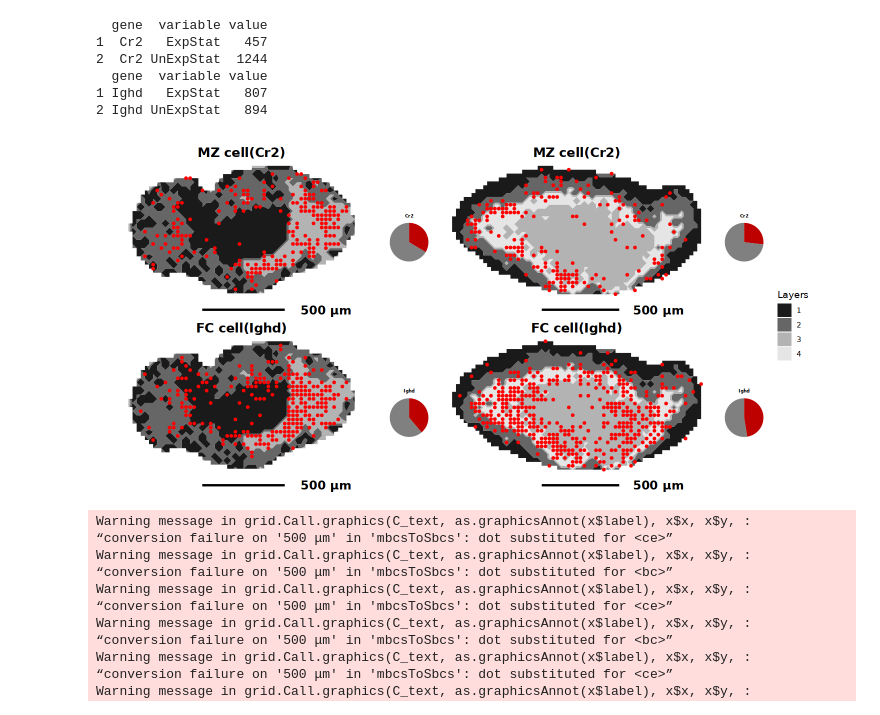
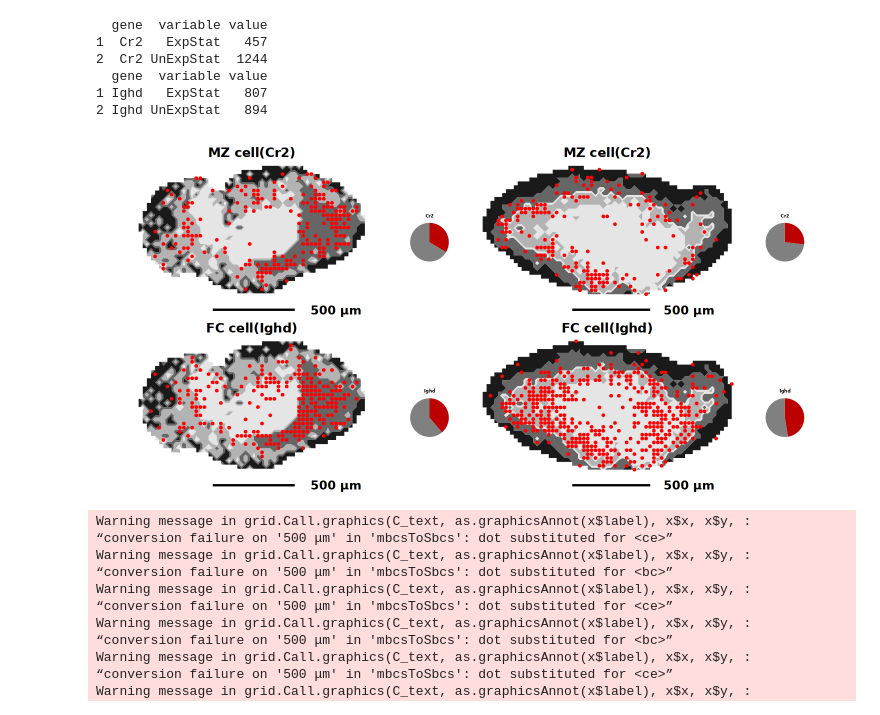
Before and after one commit to BGI-Intestines/Germ-free-mice, a Jupyter notebook: Figure2/Figure2.ipynb, the cells around one changed output. Saved outputs shown, nothing was run; the diff lists cells and outputs as text; code cells hidden in the pictures.

```diff
--- a/Figure2/Figure2.ipynb
+++ b/Figure2/Figure2.ipynb
@@ -668,6 +657,7 @@ date()
 gf_stat <- DoStat(Counts = gf_spleen@assays$Spatial@counts,Genelist = c("Cr2","Ighd"),index = "GF")
 spf_stat <- DoStat(Counts = spf_spleen@assays$Spatial@counts,Genelist = c("Cr2","Ighd"),index = "SPF")
 data <- rbind(gf_stat,spf_stat) %>% select(gene,percentage,mice)
+data$gene <- factor(data$gene,levels = c("Cr2","Ighd"))
 data
 # %% [output]
 [1] 28222  7446
@@ -926,7 +919,7 @@ gen_exp_filter=function(rds=spf_local_rds,gene=c("Acta2","Myl9")){
     new=new[-pp,]
     return(new)
 }
-plot_region <- function(df, df2, symb="Cr2", point_size) {
+plot_region <- function(df, df2, symb="Cr2", point_size,values = c("gray10","gray40","gray70","gray90")) {
   x_med = median(df$x)
   ymin = min(df$y)
   x1 = x_med - 500      # bin50 25um, 200/50 表示4个spot, 4*25=100um,  1000/50 * 25 = 500um
@@ -938,7 +931,7 @@ plot_region <- function(df, df2, symb="Cr2", point_size) {
   R<-ggplot() +
     geom_contour_filled(df,mapping=aes(x=x, y=y, z=as.numeric(Cell)),breaks=0:5) + theme_void() +
     coord_fixed()  +
-    scale_fill_manual(labels = c("1","2","3","4"), values = c("gray10","gray40","gray70","gray90")) +
+    scale_fill_manual(labels = c("1","2","3","4"), values = values) +
     guides(fill=guide_legend(override.aes = list(size=5), nrow = 4, title = 'Layers'))  +
     geom_point(df2, mapping=aes(x = x, y = y, color="hotsopt"), shape = 19,
                size = point_size,stroke=NA,col='red') +
@@ -963,8 +953,10 @@ names(df)=c("x","y","Cell")
 df_Cr2_fil=gen_exp_filter(gf_spleen_local,gene="Cr2")
 df_Ighd_fil=gen_exp_filter(gf_spleen_local,gene="Ighd")
 
-f1=plot_region(df, df_Cr2_fil, symb="MZ cell(Cr2)", point_size=1.8)
-f2=plot_region(df, df_Ighd_fil, symb="FC cell(Ighd)", point_size=1.8)
+f1=plot_region(df, df_Cr2_fil, symb="MZ cell(Cr2)", point_size=1.8,
+              values = c("gray90","gray70","gray40","gray10"))
+f2=plot_region(df, df_Ighd_fil, symb="FC cell(Ighd)", point_size=1.8,
+              values = c("gray90","gray70","gray40","gray10"))
 # %%
 df=SPF_layer[,c(2,3,6)]
 names(df)=c("x","y","Cell")
@@ -973,8 +965,10 @@ rownames(df)=paste("SPF:",df[,1],"_",df[,2],sep="")
 df_Cr2_fil=gen_exp_filter(spf_spleen_local,gene="Cr2")
 df_Ighd_fil=gen_exp_filter(spf_spleen_local,gene="Ighd")
 
-f3=plot_region(df, df_Cr2_fil, symb="MZ cell(Cr2)", point_size=1.8)
-f4=plot_region(df, df_Ighd_fil, symb="FC cell(Ighd)", point_size=1.8)
+f3=plot_region(df, df_Cr2_fil, symb="MZ cell(Cr2)", point_size=1.8,
+              values = c("gray10","gray40","gray90","gray70"))
+f4=plot_region(df, df_Ighd_fil, symb="FC cell(Ighd)", point_size=1.8,
+              values = c("gray10","gray40","gray90","gray70"))
 # %%
 layout <- c(area(1,1,3,3),
            area(2,4,2),
@@ -987,10 +981,10 @@ layout <- c(area(1,1,3,3),
 # %%
 options(repr.plot.width = 12,repr.plot.height = 6)
 p <- f1 + Pie1 + f3 + Pie3 + f2 + Pie2 + f4 + Pie4 +
-    plot_layout(design = layout,guides='collect')
+    plot_layout(design = layout,guides='collect') & NoLegend()
 p
 # %% [output]
-[figure, old version]
+[figure, new version]
 # %%
 pdf(file = "Figure_2G.pdf",w = 12,h = 6)
 print(p)
```
Also changed, not shown: parts of 11 cells of this notebook, 19 other files.
